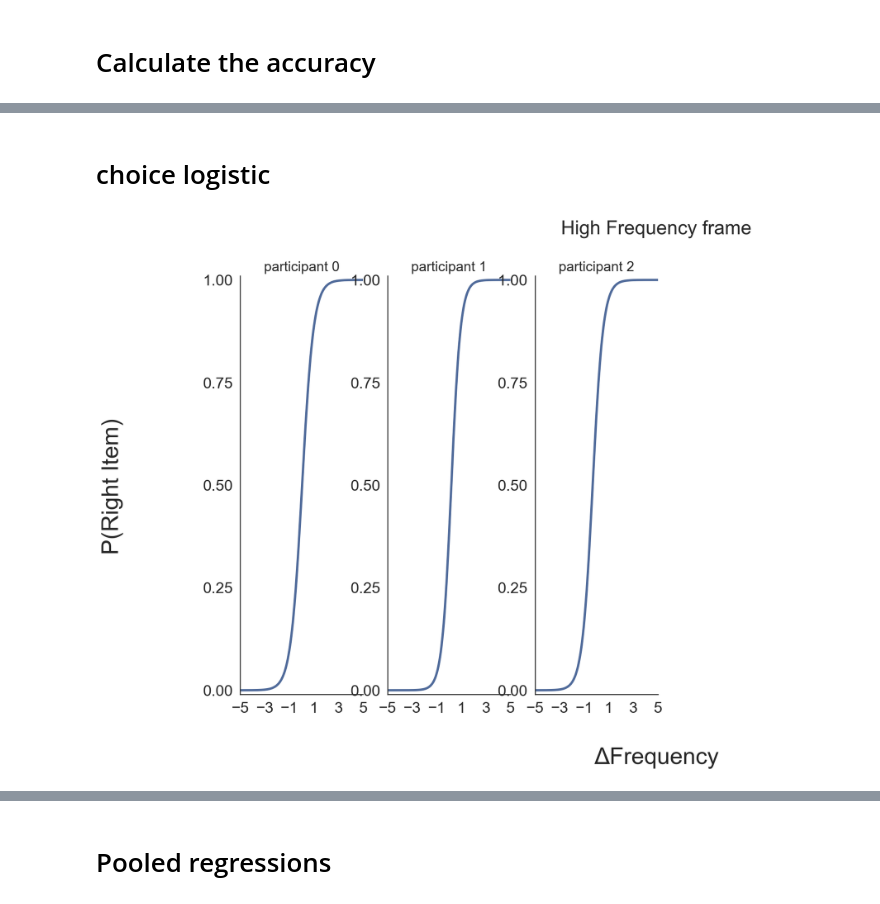
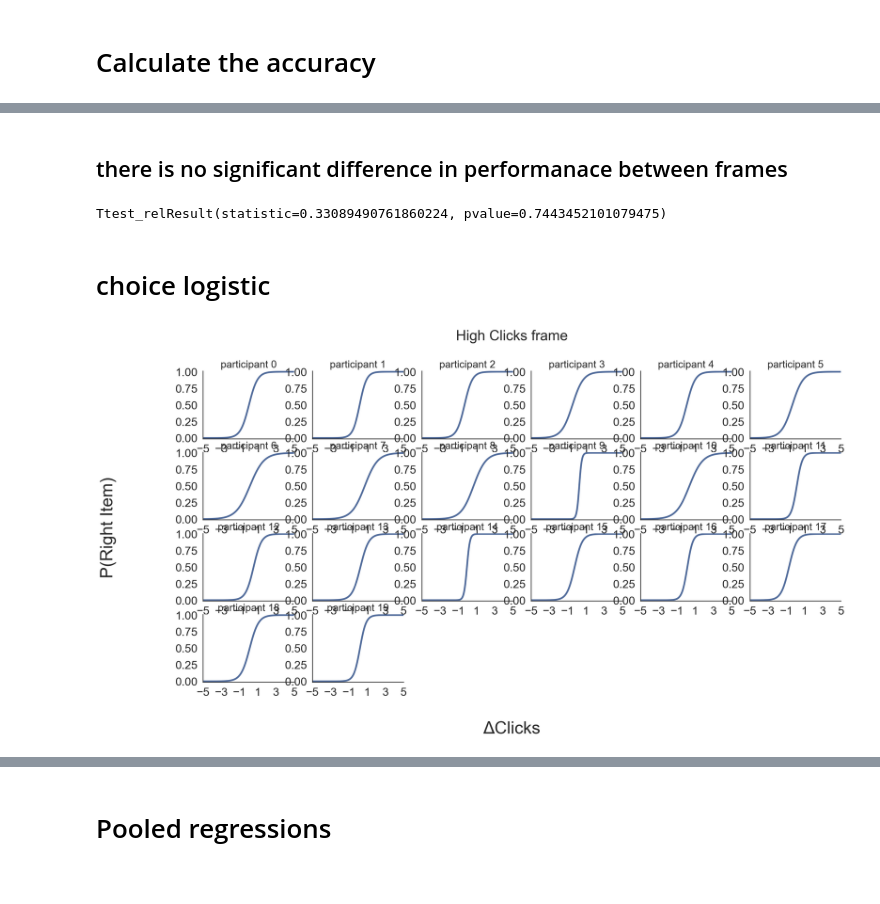
Before and after one commit to pradysepulveda/pupilPEB2021, a Jupyter notebook: Code PupilClicks/PEB2021_PupilSelect.ipynb, the cells around one changed output, grey strips where cells are left out. Saved outputs shown, nothing was run; the diff lists cells and outputs as text; code cells hidden in the pictures.

```diff
--- a/Code PupilClicks/PEB2021_PupilSelect.ipynb
+++ b/Code PupilClicks/PEB2021_PupilSelect.ipynb
@@ -4,7 +4,8 @@
 # Load data participants
 # %%
 # Select participants
-select_subj = [1,2,3]
+#select_subj = [1,2,3,4,5,6,7,8,9,10,11,12,13,14,15,16,17,18,19,20,12]
+select_subj = [1,2,3,4,5,8,9,10,11,12,13,15,17,18,19,20,21,22,23,24]
 
 choiceNameFrames = list()
 
@@ -47,8 +82,12 @@ choiceNameFrames
 # %% [markdown]
 ## Normalize (z-score) values
 # %%
+choiceFrameAll["logRT"] = np.log(choiceFrameAll["Choice_SND1_RT"])
+
+
 choiceFrameAll["zRT"] = z_score1(choiceFrameAll,'part',"Choice_SND1_RT")
-choiceFrameAll["zConf"] = z_score1(choiceFrameAll,'part',"CONF")
+choiceFrameAll["zLogRT"] = z_score1(choiceFrameAll,'part',"logRT")
+
 
 choiceFrameAll["zConf"] = z_score1(choiceFrameAll,'part',"CONF")
 
@@ -144,0 +269,2 @@ choiceFrameAll
+# %%
+choiceFrameAll = choiceFrameAll.drop(columns = ['expcond_1','trialn_1','noisecond_1','whichfirstopt_1','noiseinl_1','noiseinr_1','freql_1','freqr_1','frame_1','key_pract'])
@@ -177,10 +318,16 @@ accuracies
+# %% [markdown]
+## there is no significant difference in performanace between frames
+# %%
+stats.ttest_rel(accuracies.high,accuracies.low)
+# %% [output]
+Ttest_relResult(statistic=0.33089490761860224, pvalue=0.7443452101079475)
 # %% [markdown]
 # choice logistic
 # %%
-logisticplot_all_part( data=data_expHigh, xaxis='zDFreq', yaxis='Choice', ylab='P(Right Item)', xlab= r'ΔFrequency',
-                 modlowcol='#4F6A9A', title='High Frequency frame', parvar='part')
+logisticplot_all_part( data=data_expHigh, xaxis='zDFreq', yaxis='Choice', ylab='P(Right Item)', xlab= r'ΔClicks',
+                 modlowcol='#4F6A9A', title='High Clicks frame', parvar='part')
 # %% [output]
-[figure, old version]
+[figure, new version]
 # %%
 #coeficientes_like = logisticplot_all_sbj_slope('ConfSplit', 'High Conf', 'Low Conf', data=data_expHigh, xaxis='zDFreq', yaxis='Choice', ylab='P(Right Item)', xlab='ΔFrequency',
 #                 modhighcol='#4F6A9A', modlowcol='#B5C8E9', title='empty', parvar='part')
```
Also changed, not shown: parts of 55 cells of this notebook, 4 other files.
